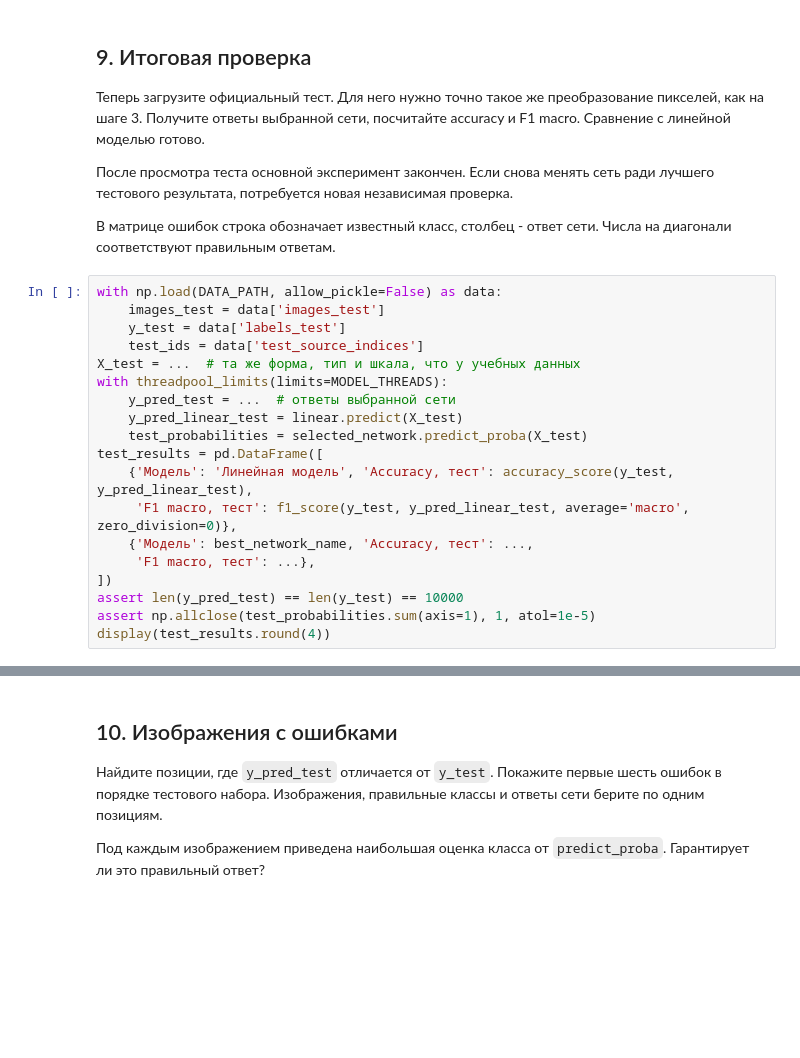
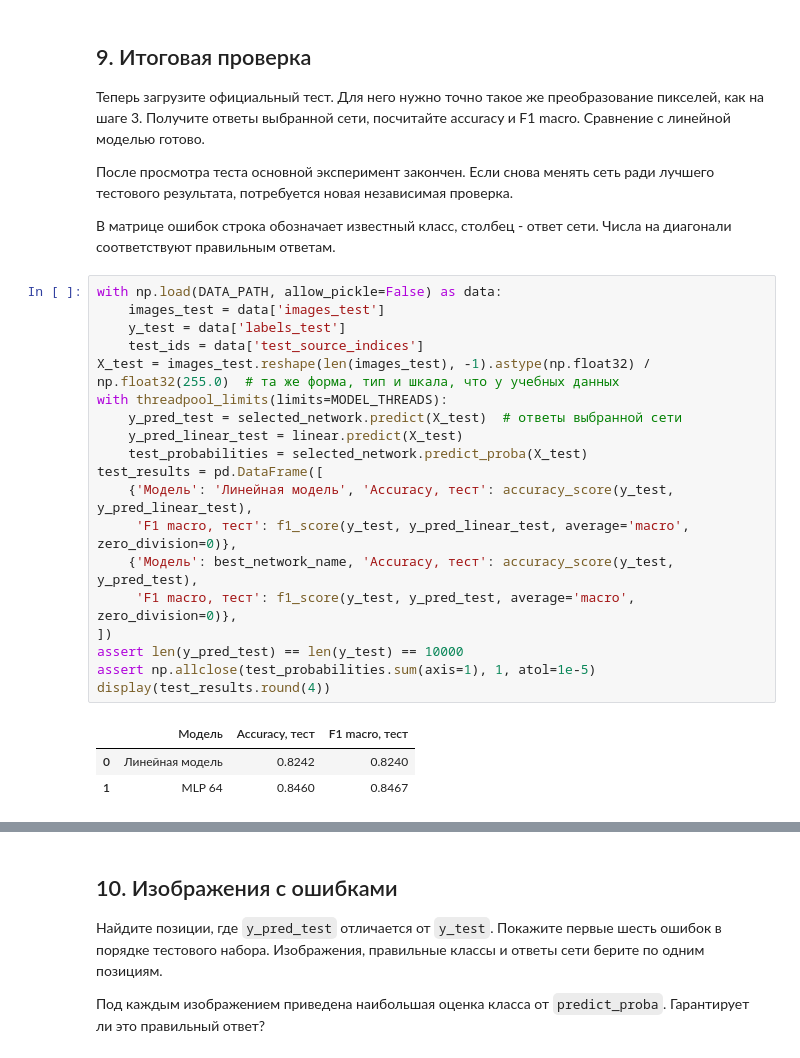
Before and after one commit to thundersen48/General_repository, a Jupyter notebook: study/the_basics_of_ai_lb5/Нейронные сети.ipynb, the cells around one changed output, grey strips where cells are left out. Cells and saved outputs as stored; diff of their text form; blank space fills up the shorter version.

```diff
--- a/study/the_basics_of_ai_lb5/Нейронные сети.ipynb
+++ b/study/the_basics_of_ai_lb5/Нейронные сети.ipynb
@@ -268,22 +329,26 @@ print('Выбор по валидации:', best_network_name)
 # %%
 with np.load(DATA_PATH, allow_pickle=False) as data:
     images_test = data['images_test']
     y_test = data['labels_test']
     test_ids = data['test_source_indices']
-X_test = ...  # та же форма, тип и шкала, что у учебных данных
+X_test = images_test.reshape(len(images_test), -1).astype(np.float32) / np.float32(255.0)  # та же форма, тип и шкала, что у учебных данных
 with threadpool_limits(limits=MODEL_THREADS):
-    y_pred_test = ...  # ответы выбранной сети
+    y_pred_test = selected_network.predict(X_test)  # ответы выбранной сети
     y_pred_linear_test = linear.predict(X_test)
     test_probabilities = selected_network.predict_proba(X_test)
 test_results = pd.DataFrame([
     {'Модель': 'Линейная модель', 'Accuracy, тест': accuracy_score(y_test, y_pred_linear_test),
      'F1 macro, тест': f1_score(y_test, y_pred_linear_test, average='macro', zero_division=0)},
-    {'Модель': best_network_name, 'Accuracy, тест': ...,
-     'F1 macro, тест': ...},
+    {'Модель': best_network_name, 'Accuracy, тест': accuracy_score(y_test, y_pred_test),
+     'F1 macro, тест': f1_score(y_test, y_pred_test, average='macro', zero_division=0)},
 ])
 assert len(y_pred_test) == len(y_test) == 10000
 assert np.allclose(test_probabilities.sum(axis=1), 1, atol=1e-5)
 display(test_results.round(4))
+# %% [output]
+|  | Модель | Accuracy, тест | F1 macro, тест |
+| 0 | Линейная модель | 0.8242 | 0.8240 |
+| 1 | MLP 64 | 0.8460 | 0.8467 |
 # %%
 fig, ax = plt.subplots(figsize=(10, 9))
 matrix_display = ConfusionMatrixDisplay.from_predictions(
```
Also changed, not shown: parts of 20 cells of this notebook, 5 other files.
